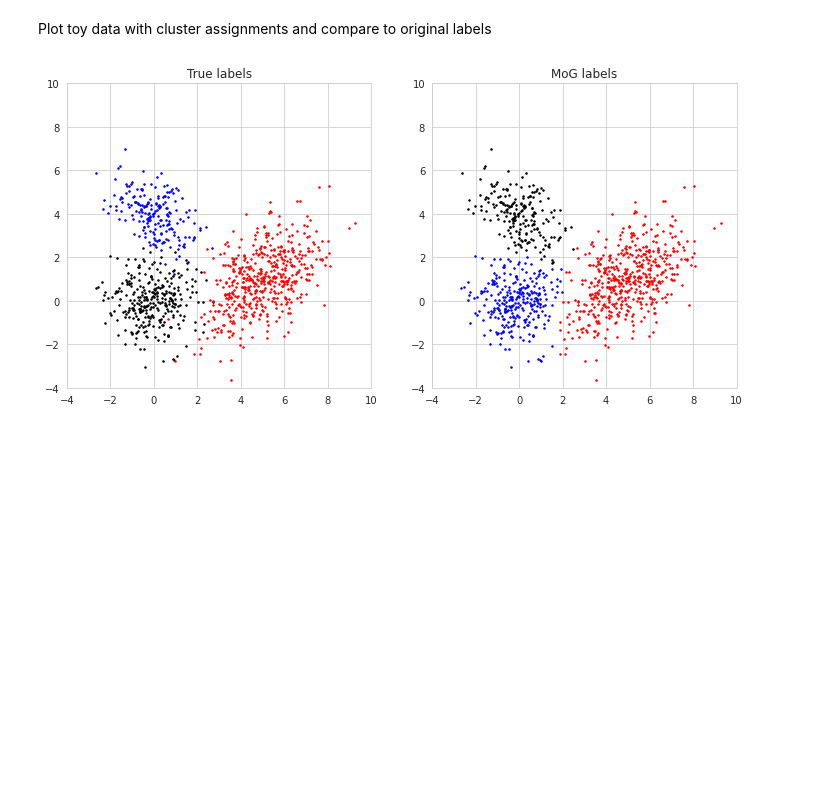
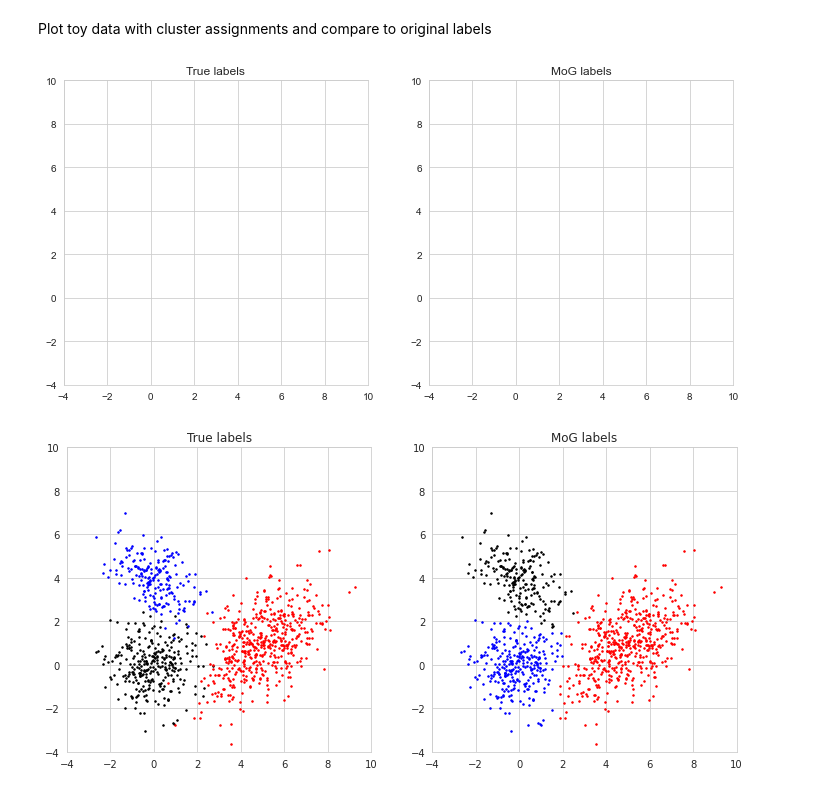
Before and after one commit to mdittschar/NDS, a Jupyter notebook: CodingLab2.ipynb, the cells around one changed output. Saved outputs shown, nothing was run; the diff lists cells and outputs as text; code cells hidden in the pictures; blank space fills up the shorter version.

```diff
--- a/CodingLab2.ipynb
+++ b/CodingLab2.ipynb
@@ -466,3 +457,27 @@ plt.show()
+# %%
+plt.figure(figsize=(12, 6))
+
+# ----------------------------------------------
+# plot points from mixture of Gaussians (0.5 pt)
+# ----------------------------------------------
+
+#true labels plot
+ax = plt.subplot(1,2,1, aspect='equal')
+
+plt.xlim((-4,10))
+plt.ylim((-4,10))
+plt.title('True labels')
+
+#mog_lables plot
+ax = plt.subplot(1,2,2, aspect='equal')
+
+plt.xlim((-4,10))
+plt.ylim((-4,10))
+plt.title('MoG labels')
+
+plt.show()
+# %% [output]
+[figure, added]
 # %% [markdown]
 ![fig_cl2_t2_0](embedded-picture-1)
 # %% [markdown]
```
Also changed, not shown: parts of 17 cells of this notebook.
